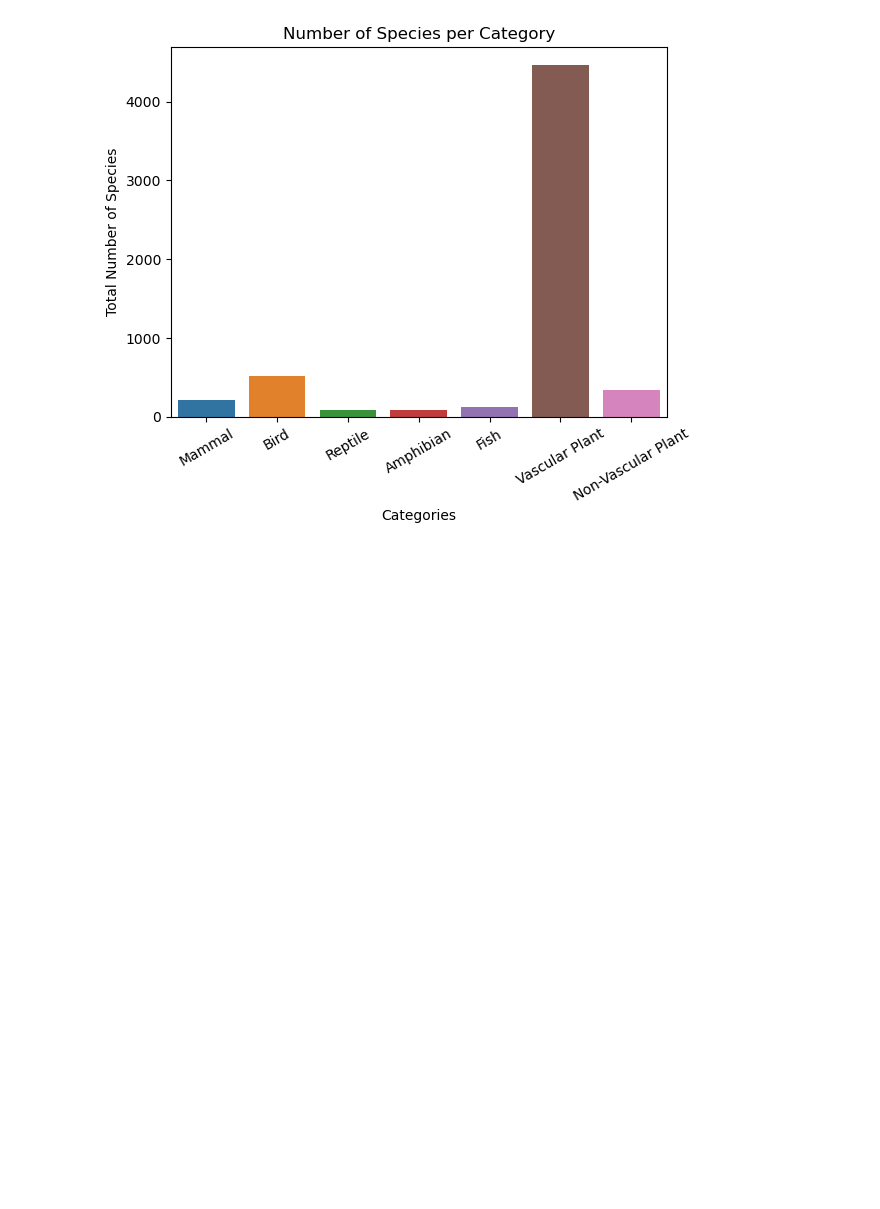
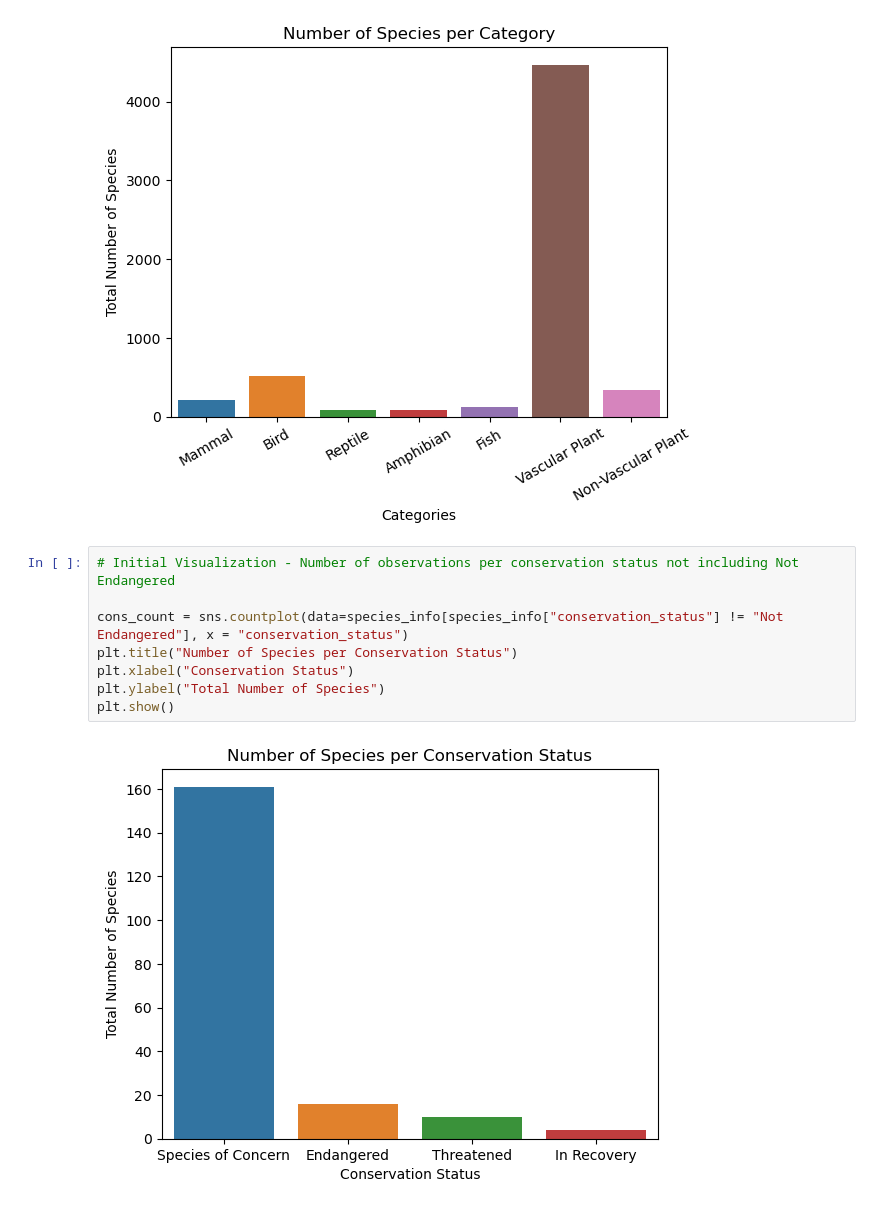
Before and after one commit to Claudio-AhumadaL/Biodiversity_Claudio-AhumadaL, a Jupyter notebook: Biodiversity_Claudio-AhumadaL.ipynb, the cells around one changed output. Saved outputs shown, nothing was run; the diff lists cells and outputs as text; blank space fills up the shorter version.

Commit message:
Add countplot of species per conservation status
Add countplot using the same method as before. This countplot does not include Not Endangered species

```diff
--- a/Biodiversity_Claudio-AhumadaL.ipynb
+++ b/Biodiversity_Claudio-AhumadaL.ipynb
@@ -172,3 +172,13 @@ plt.ylabel("Total Number of Species")
 plt.show()
 # %% [output]
 [figure]
+# %%
+# Initial Visualization - Number of observations per conservation status not including Not Endangered
+
+cons_count = sns.countplot(data=species_info[species_info["conservation_status"] != "Not Endangered"], x = "conservation_status")
+plt.title("Number of Species per Conservation Status")
+plt.xlabel("Conservation Status")
+plt.ylabel("Total Number of Species")
+plt.show()
+# %% [output]
+[figure, added]
```
